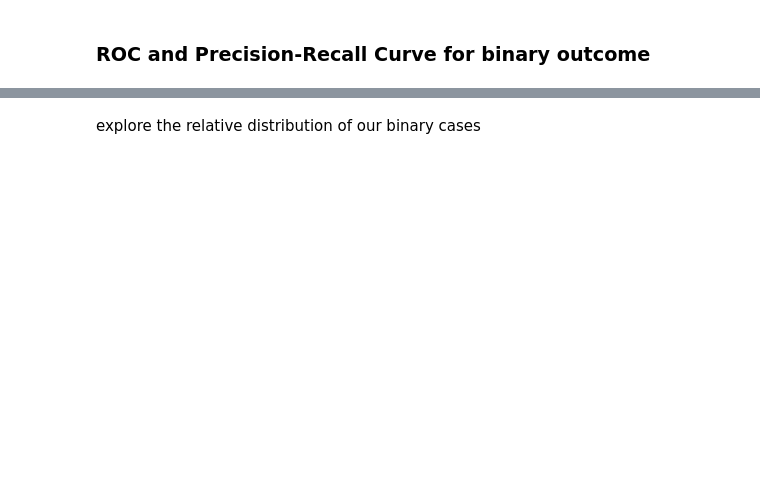
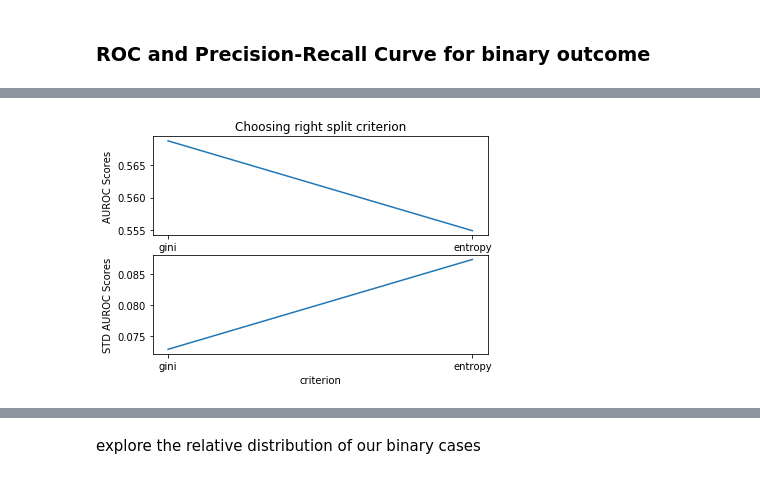
Before and after one commit to zhou100/FoodSecurityPrediction, a Jupyter notebook: feature_engineering.ipynb, the cells around one changed output, grey strips where cells are left out. Saved outputs shown, nothing was run; the diff lists cells and outputs as text; code cells hidden in the pictures; blank space fills up the shorter version.

```diff
--- a/feature_engineering.ipynb
+++ b/feature_engineering.ipynb
@@ -441,0 +603,32 @@ def get_pr(y_prob,y_true):
+# %%
+# 2. tune criterion
+
+# two different split criterion
+
+param_grid={'n_estimators':[80], 'criterion':['gini', 'entropy']}
+
+gsearch= GridSearchCV(estimator = RandomForestClassifier(random_state=10),
+                       param_grid = param_grid, scoring='roc_auc',cv=5)
+gsearch.fit(X_train,y_train_category[category])
+
+#for i in ['mean_test_score', 'std_test_score', 'param_n_estimators']:
+#        print(i," : ",gsearch.cv_results_[i])
+
+
+mean_test_scores = gsearch.cv_results_['mean_test_score']
+std_test_score = gsearch.cv_results_['std_test_score']
+criterion = gsearch.cv_results_['param_criterion']
+
+plt.subplot(211)
+plt.plot(criterion, mean_test_scores, label='criterion')
+plt.title("Choosing right split criterion")
+plt.xlabel("criterion")
+plt.ylabel("AUROC Scores")
+
+plt.subplot(212)
+plt.plot(criterion, std_test_score, label='criterion')
+plt.xlabel("criterion")
+plt.ylabel("STD AUROC Scores")
+plt.show()
+# %% [output]
+[figure, added]
```
Also changed, not shown: parts of 77 cells of this notebook, 5 other files.
